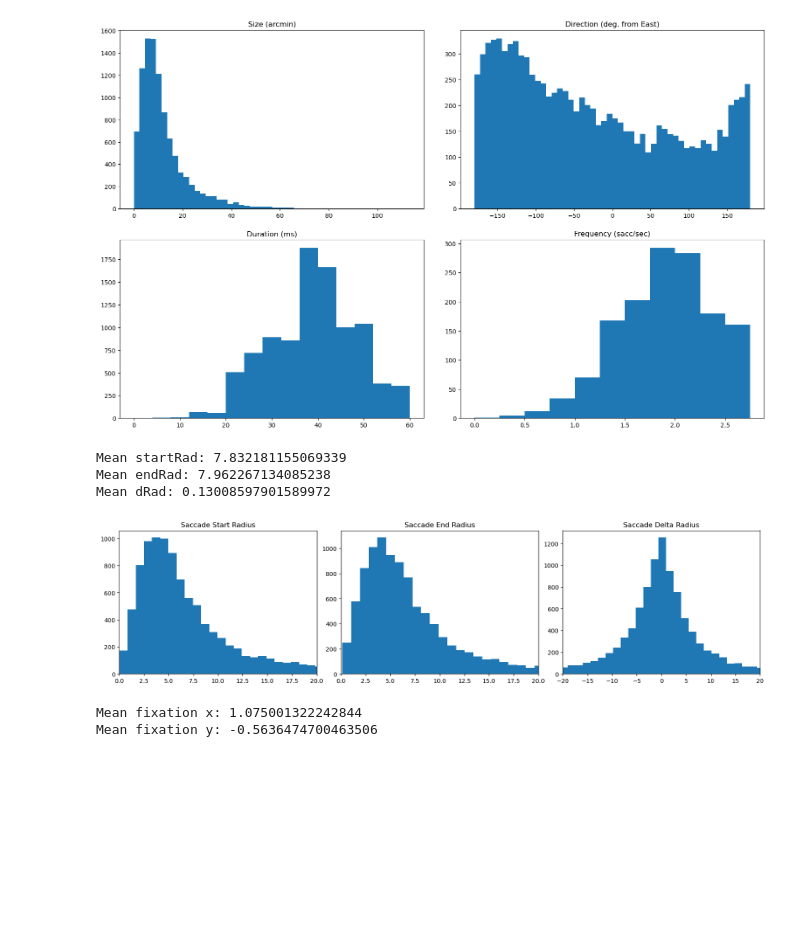
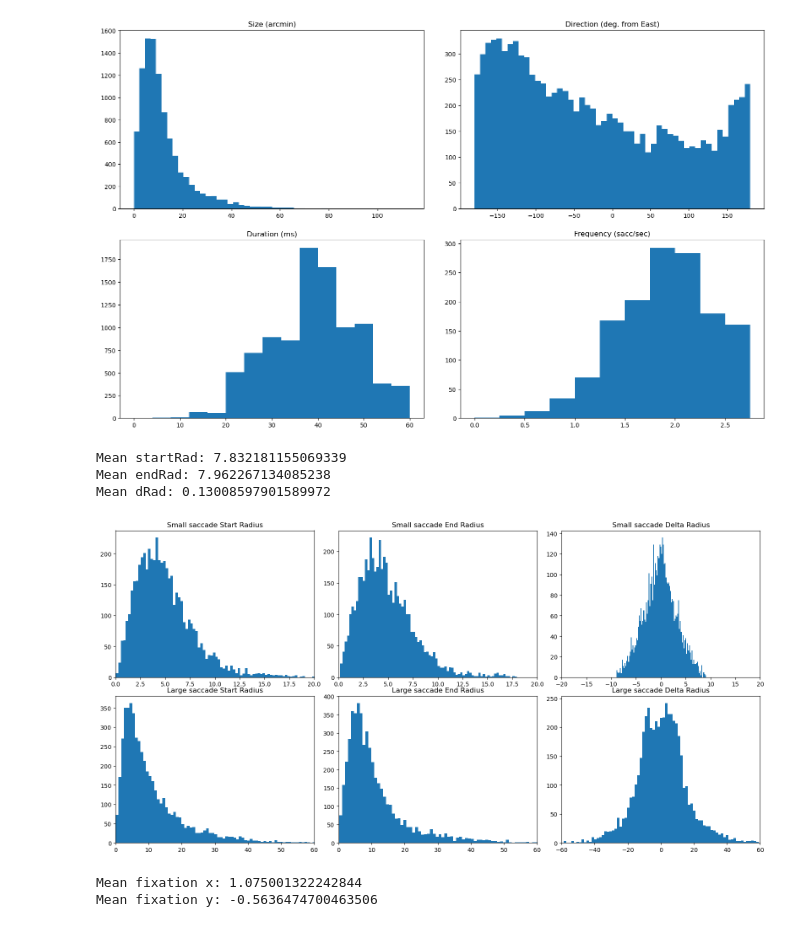
Before and after one commit to ethan-lott/eye-tracking, a Jupyter notebook: ddpi-utils-runner.ipynb, the cells around one changed output. Drawn from its saved outputs; the diff is of its cells as text; code cells hidden in the pictures; blank space fills up the shorter version.

Commit message:
Updated saccade analysis.

```diff
--- a/ddpi-utils-runner.ipynb
+++ b/ddpi-utils-runner.ipynb
@@ -42,45 +42,64 @@ for i in range(data.num_trials):
 data.saccade_stats()
 # %% [output]
 [figure]
+# %%
+all_saccs = np.zeros(0)
+for saccs in data.sacc_sizes:
+    all_saccs = np.concatenate([all_saccs, saccs])
+
+med_size = np.median(all_saccs)
+small_sacc = np.where(all_saccs < med_size)[0]
+big_sacc = np.where(all_saccs > med_size)[0]
 # %%
 ''' Check for patterns in saccade behavior. '''
 
 dr = np.zeros([0,1])
 start = np.zeros(0)
 end = np.zeros(0)
 for i, rad in enumerate(data.sacc_rads):
     if data.num_sacc[i] > 0:
         start = np.concatenate([start, rad[:,0]])
         end = np.concatenate([end, rad[:,1]])
         dr = np.concatenate([dr, np.diff(rad, axis=1)])
 dr = dr.squeeze()
 start = start.squeeze()
 end = end.squeeze()
 
 print(f'Mean startRad: {start.mean()}')
 print(f'Mean endRad: {end.mean()}')
 print(f'Mean dRad: {dr.mean()}')
 
-DU.ss(1,3,rh=4)
-plt.subplot(131)
-plt.title('Saccade Start Radius')
+DU.ss(2,3,rh=4)
+plt.subplot(231)
+plt.title('Small saccade Start Radius')
 plt.xlim(0,20)
-plt.hist(start, bins=100)
-plt.subplot(132)
-plt.title('Saccade End Radius')
+plt.hist(start[small_sacc], bins=100)
+plt.subplot(232)
+plt.title('Small saccade End Radius')
 plt.xlim(0,20)
-plt.hist(end, bins=100)
-plt.subplot(133)
-plt.title('Saccade Delta Radius')
+plt.hist(end[small_sacc], bins=100)
+plt.subplot(233)
+plt.title('Small saccade Delta Radius')
 plt.xlim(-20,20)
-plt.hist(dr, bins=100)
-
+plt.hist(dr[small_sacc], bins=100)
+plt.subplot(234)
+plt.title('Large saccade Start Radius')
+plt.xlim(0,60)
+plt.hist(start[big_sacc], bins=100)
+plt.subplot(235)
+plt.title('Large saccade End Radius')
+plt.xlim(0,60)
+plt.hist(end[big_sacc], bins=100)
+plt.subplot(236)
+plt.title('Large saccade Delta Radius')
+plt.xlim(-60,60)
+plt.hist(dr[big_sacc], bins=100)
 plt.show()
 # %% [output]
 Mean startRad: 7.832181155069339
 Mean endRad: 7.962267134085238
 Mean dRad: 0.13008597901589972
-[figure, old version]
+[figure, new version]
 # %%
 total_fixes = data.num_sacc.sum() + data.num_trials
 
```
